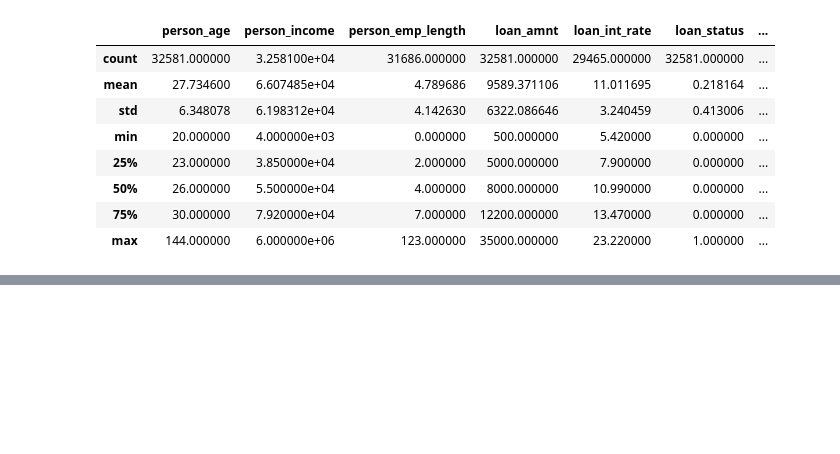
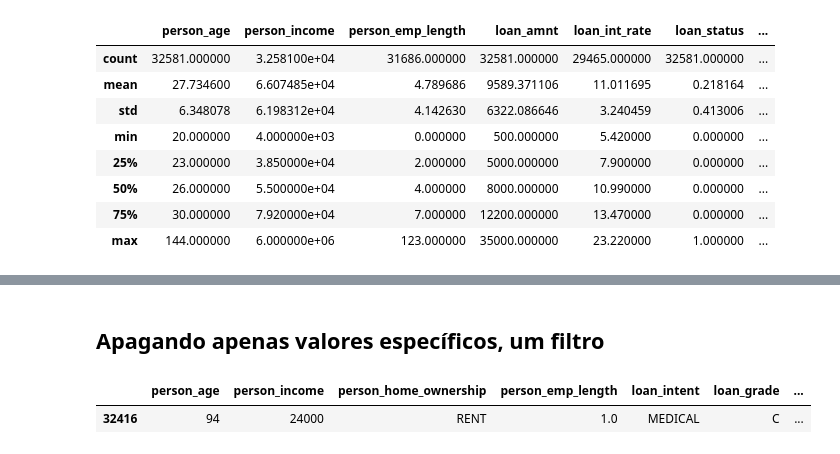
Before and after one commit to Felipex99/Estudos, a Jupyter notebook: Machine Learning e Data Science com Python de A a Z/Código/ImportandoLib.ipynb, the cells around one changed output, grey strips where cells are left out. Saved outputs shown, nothing was run; the diff lists cells and outputs as text; code cells hidden in the pictures; blank space fills up the shorter version.

```diff
--- a/Machine Learning e Data Science com Python de A a Z/Código/ImportandoLib.ipynb
+++ b/Machine Learning e Data Science com Python de A a Z/Código/ImportandoLib.ipynb
@@ -127,0 +143,9 @@ dataset.describe()
+# %% [markdown]
+## Apagando apenas valores específicos, um filtro
+# %%
+# Deletando usuários com mais de 123 anos de idade
+drop_age_filter = dataset.drop(dataset[dataset["person_age"]>=123].index)
+drop_age_filter[drop_age_filter["person_age"]>=90]
+# %% [output]
+|  | person_age | person_income | person_home_ownership | person_emp_length | loan_intent | loan_grade | ... |
+| 32416 | 94 | 24000 | RENT | 1.0 | MEDICAL | C | ... |
```
Also changed, not shown: parts of 4 cells of this notebook.
